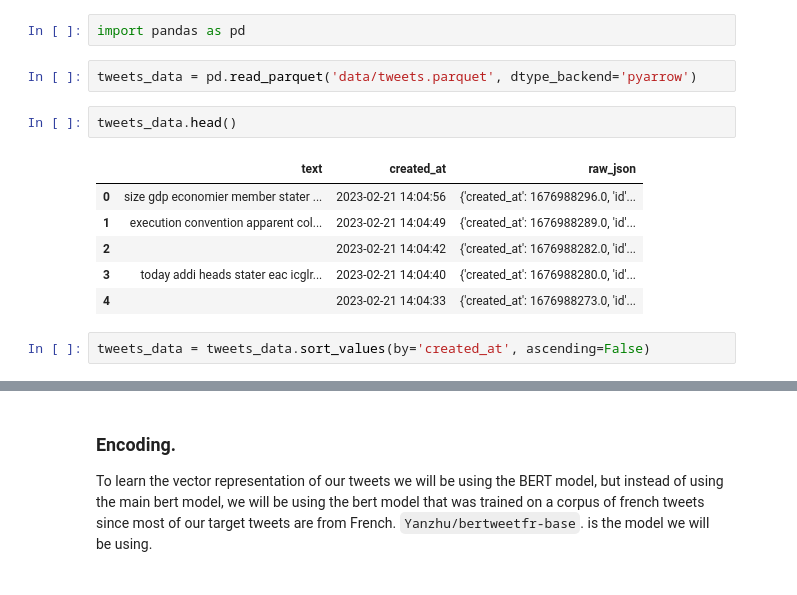
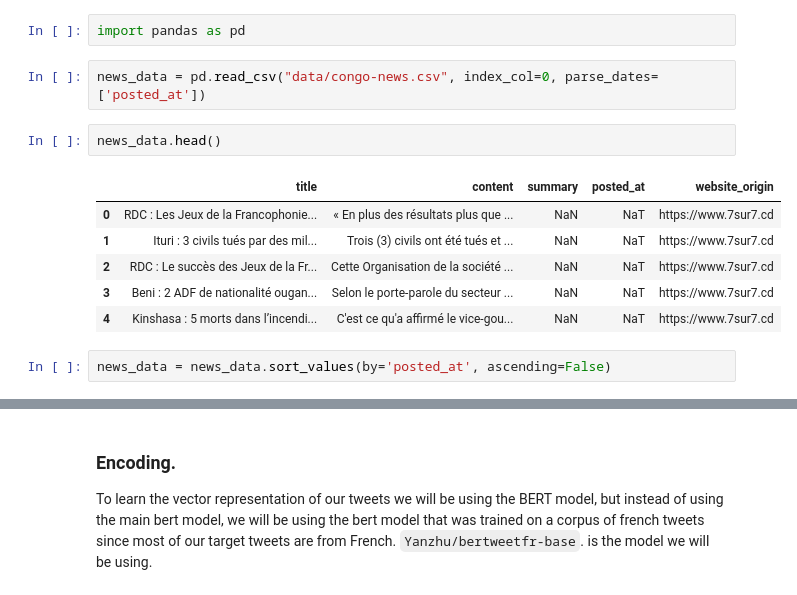
Before and after one commit to espoirMur/balobi_nini, a Jupyter notebook: notebooks/bertTopic.ipynb, the cells around one changed output, grey strips where cells are left out. Drawn from its saved outputs; the diff is of its cells as text.

```diff
--- a/notebooks/bertTopic.ipynb
+++ b/notebooks/bertTopic.ipynb
@@ -9,16 +9,16 @@ I will be using this tutorial as a reference: https://towardsdatascience.com/top
 ##### 1. The Data
 # %%
 import pandas as pd
-# %%
-tweets_data = pd.read_parquet('data/tweets.parquet', dtype_backend='pyarrow')
+# %%
+news_data = pd.read_csv("data/congo-news.csv", index_col=0, parse_dates=['posted_at'])
 # %%
-tweets_data.head()
+news_data.head()
 # %% [output]
-|  | text | created_at | raw_json |
-| 0 | size gdp economier member stater ... | 2023-02-21 14:04:56 | {'created_at': 1676988296.0, 'id'... |
-| 1 | execution convention apparent col... | 2023-02-21 14:04:49 | {'created_at': 1676988289.0, 'id'... |
-| 2 |  | 2023-02-21 14:04:42 | {'created_at': 1676988282.0, 'id'... |
-| 3 | today addi heads stater eac icglr... | 2023-02-21 14:04:40 | {'created_at': 1676988280.0, 'id'... |
-| 4 |  | 2023-02-21 14:04:33 | {'created_at': 1676988273.0, 'id'... |
+|  | title | content | summary | posted_at | website_origin |
+| 0 | RDC : Les Jeux de la Francophonie... | « En plus des résultats plus que ... | NaN | NaT | https://www.7sur7.cd |
+| 1 | Ituri : 3 civils tués par des mil... | Trois (3) civils ont été tués et ... | NaN | NaT | https://www.7sur7.cd |
+| 2 | RDC : Le succès des Jeux de la Fr... | Cette Organisation de la société ... | NaN | NaT | https://www.7sur7.cd |
+| 3 | Beni : 2 ADF de nationalité ougan... | Selon le porte-parole du secteur ... | NaN | NaT | https://www.7sur7.cd |
+| 4 | Kinshasa : 5 morts dans l’incendi... | C'est ce qu'a affirmé le vice-gou... | NaN | NaT | https://www.7sur7.cd |
 # %%
-tweets_data = tweets_data.sort_values(by='created_at', ascending=False)
+news_data = news_data.sort_values(by='posted_at', ascending=False)
```
Also changed, not shown: parts of 95 cells of this notebook, 6 other files.
